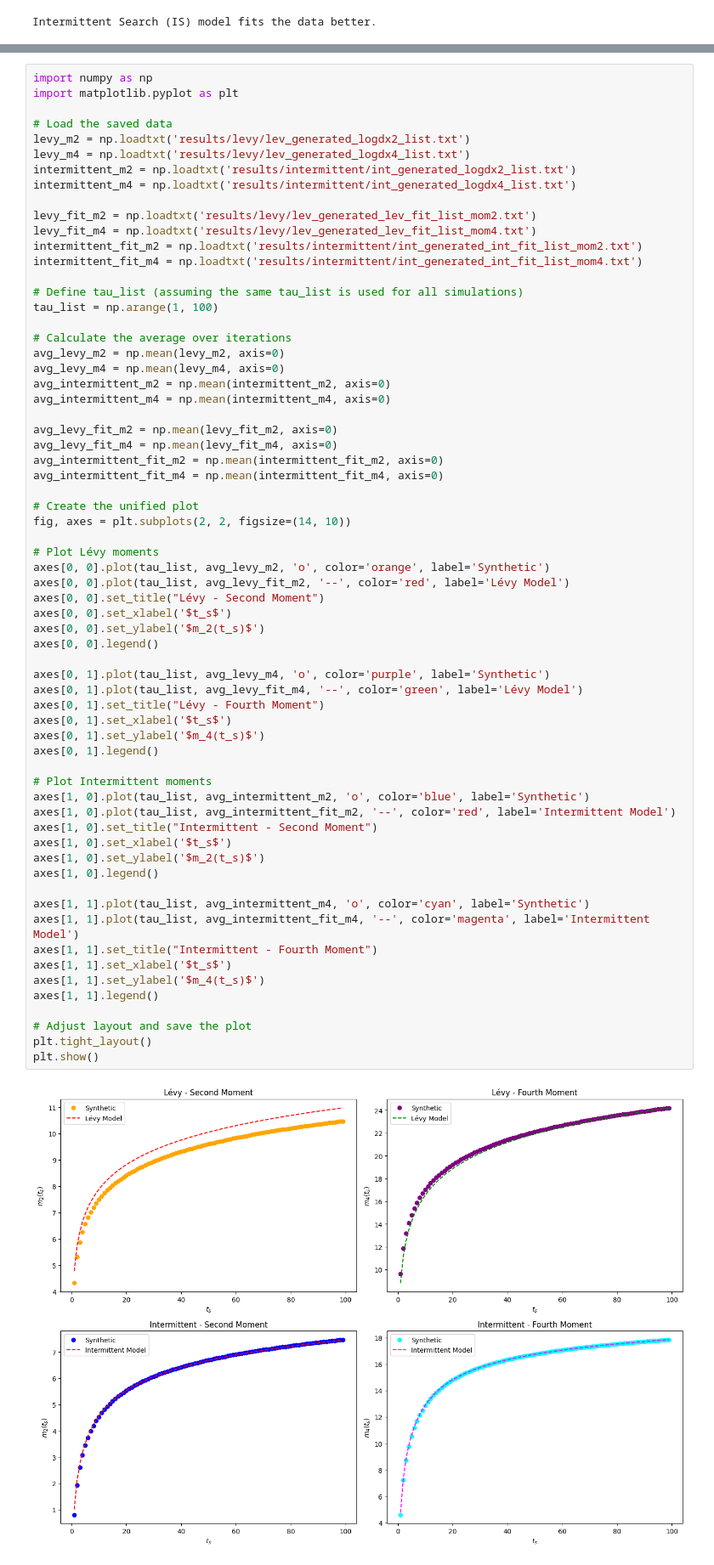
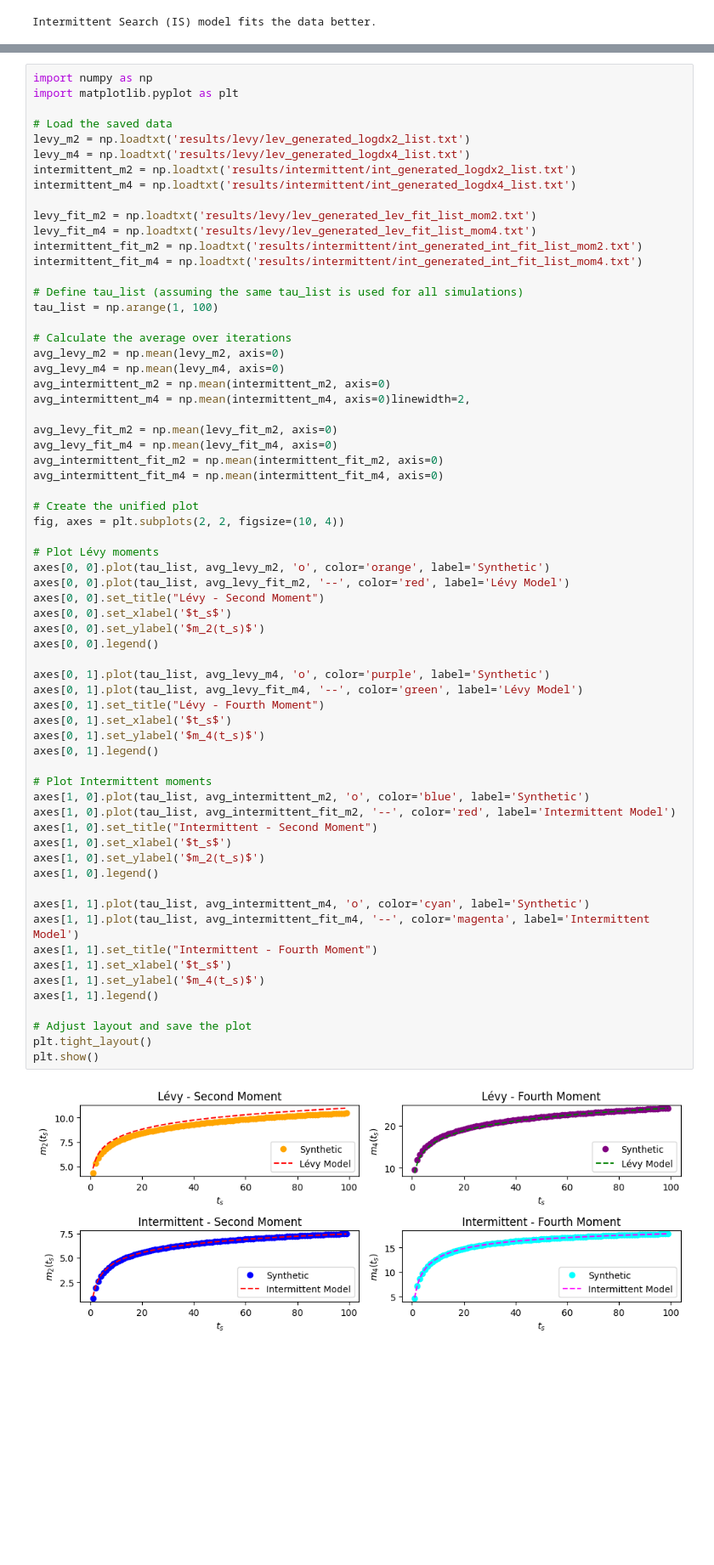
Before and after one commit to shailendrabhandari/IntLevPy, a Jupyter notebook: intermittent_levy/examples/example.ipynb, the cells around one changed output, grey strips where cells are left out. Shown at 85% size. Saved outputs shown, nothing was run; the diff lists cells and outputs as text; blank space fills up the shorter version.

```diff
--- a/intermittent_levy/examples/example.ipynb
+++ b/intermittent_levy/examples/example.ipynb
@@ -223,7 +224,7 @@ tau_list = np.arange(1, 100)
 avg_levy_m2 = np.mean(levy_m2, axis=0)
 avg_levy_m4 = np.mean(levy_m4, axis=0)
 avg_intermittent_m2 = np.mean(intermittent_m2, axis=0)
-avg_intermittent_m4 = np.mean(intermittent_m4, axis=0)
+avg_intermittent_m4 = np.mean(intermittent_m4, axis=0)linewidth=2,
 
 avg_levy_fit_m2 = np.mean(levy_fit_m2, axis=0)
 avg_levy_fit_m4 = np.mean(levy_fit_m4, axis=0)
@@ -231,7 +232,7 @@ avg_intermittent_fit_m2 = np.mean(intermittent_fit_m2, axis=0)
 avg_intermittent_fit_m4 = np.mean(intermittent_fit_m4, axis=0)
 
 # Create the unified plot
-fig, axes = plt.subplots(2, 2, figsize=(14, 10))
+fig, axes = plt.subplots(2, 2, figsize=(10, 4))
 
 # Plot Lévy moments
 axes[0, 0].plot(tau_list, avg_levy_m2, 'o', color='orange', label='Synthetic')
@@ -240,31 +241,31 @@ axes[0, 0].set_title("Lévy - Second Moment")
 axes[0, 0].set_xlabel('$t_s$')
 axes[0, 0].set_ylabel('$m_2(t_s)$')
 axes[0, 0].legend()
 
 axes[0, 1].plot(tau_list, avg_levy_m4, 'o', color='purple', label='Synthetic')
 axes[0, 1].plot(tau_list, avg_levy_fit_m4, '--', color='green', label='Lévy Model')
 axes[0, 1].set_title("Lévy - Fourth Moment")
 axes[0, 1].set_xlabel('$t_s$')
 axes[0, 1].set_ylabel('$m_4(t_s)$')
 axes[0, 1].legend()
 
 # Plot Intermittent moments
 axes[1, 0].plot(tau_list, avg_intermittent_m2, 'o', color='blue', label='Synthetic')
 axes[1, 0].plot(tau_list, avg_intermittent_fit_m2, '--', color='red', label='Intermittent Model')
 axes[1, 0].set_title("Intermittent - Second Moment")
 axes[1, 0].set_xlabel('$t_s$')
 axes[1, 0].set_ylabel('$m_2(t_s)$')
 axes[1, 0].legend()
 
 axes[1, 1].plot(tau_list, avg_intermittent_m4, 'o', color='cyan', label='Synthetic')
 axes[1, 1].plot(tau_list, avg_intermittent_fit_m4, '--', color='magenta', label='Intermittent Model')
 axes[1, 1].set_title("Intermittent - Fourth Moment")
 axes[1, 1].set_xlabel('$t_s$')
 axes[1, 1].set_ylabel('$m_4(t_s)$')
 axes[1, 1].legend()
 
 # Adjust layout and save the plot
 plt.tight_layout()
 plt.show()
 # %% [output]
-[figure, old version]
+[figure, new version]
```
Also changed, not shown: parts of 2 cells of this notebook, 4 other files.
